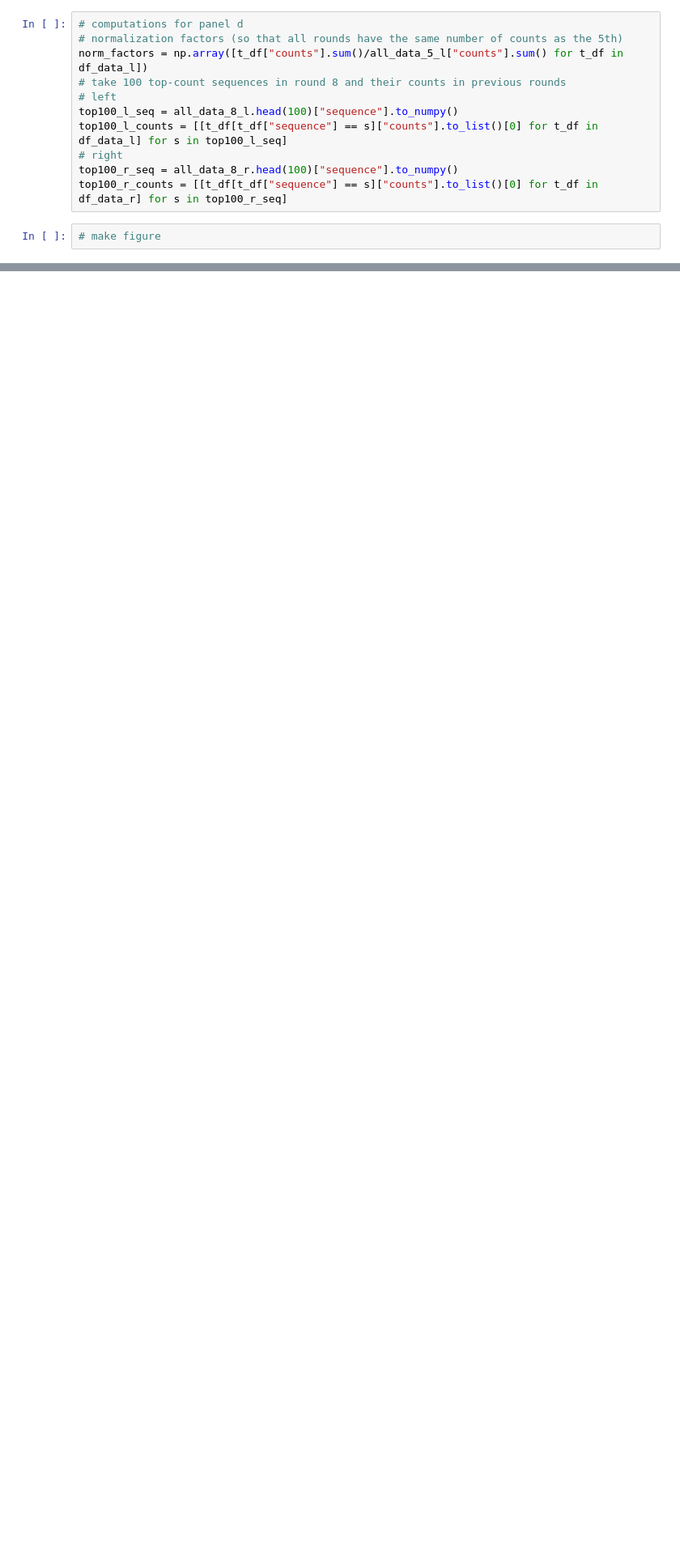
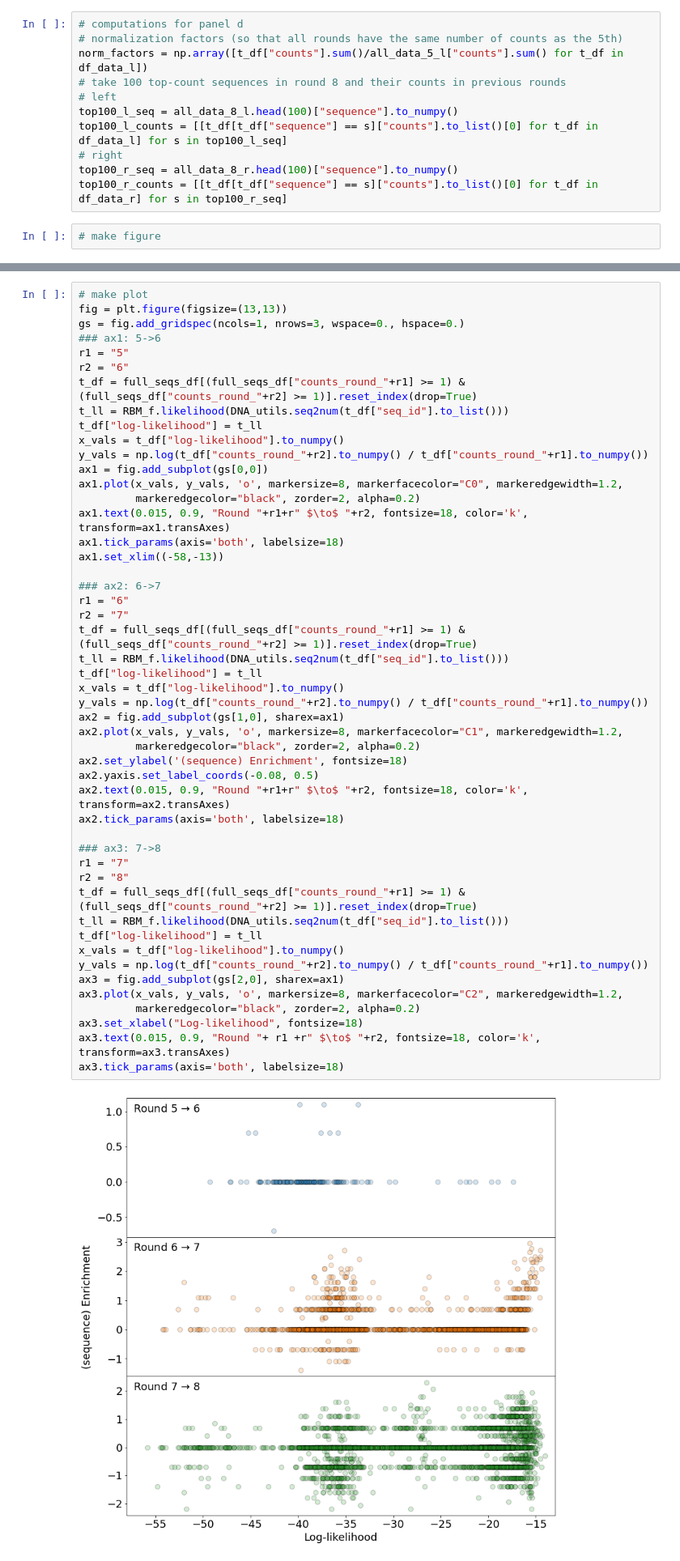
Before and after one commit to adigioacchino/RBMsForAptamers, a Jupyter notebook: fitness.ipynb, the cells around one changed output, grey strips where cells are left out. Shown at 81% size. Saved outputs shown, nothing was run; the diff lists cells and outputs as text; blank space fills up the shorter version.

```diff
--- a/fitness.ipynb
+++ b/fitness.ipynb
@@ -406,0 +453,51 @@ Text(0.015, 0.93, 'd')
+# %%
+# make plot
+fig = plt.figure(figsize=(13,13))
+gs = fig.add_gridspec(ncols=1, nrows=3, wspace=0., hspace=0.)
+### ax1: 5->6
+r1 = "5"
+r2 = "6"
+t_df = full_seqs_df[(full_seqs_df["counts_round_"+r1] >= 1) & (full_seqs_df["counts_round_"+r2] >= 1)].reset_index(drop=True)
+t_ll = RBM_f.likelihood(DNA_utils.seq2num(t_df["seq_id"].to_list()))
+t_df["log-likelihood"] = t_ll
+x_vals = t_df["log-likelihood"].to_numpy()
+y_vals = np.log(t_df["counts_round_"+r2].to_numpy() / t_df["counts_round_"+r1].to_numpy())
+ax1 = fig.add_subplot(gs[0,0])
+ax1.plot(x_vals, y_vals, 'o', markersize=8, markerfacecolor="C0", markeredgewidth=1.2,
+         markeredgecolor="black", zorder=2, alpha=0.2)
+ax1.text(0.015, 0.9, "Round "+r1+r" $\to$ "+r2, fontsize=18, color='k', transform=ax1.transAxes)
+ax1.tick_params(axis='both', labelsize=18)
+ax1.set_xlim((-58,-13))
+
+### ax2: 6->7
+r1 = "6"
+r2 = "7"
+t_df = full_seqs_df[(full_seqs_df["counts_round_"+r1] >= 1) & (full_seqs_df["counts_round_"+r2] >= 1)].reset_index(drop=True)
+t_ll = RBM_f.likelihood(DNA_utils.seq2num(t_df["seq_id"].to_list()))
+t_df["log-likelihood"] = t_ll
+x_vals = t_df["log-likelihood"].to_numpy()
+y_vals = np.log(t_df["counts_round_"+r2].to_numpy() / t_df["counts_round_"+r1].to_numpy())
+ax2 = fig.add_subplot(gs[1,0], sharex=ax1)
+ax2.plot(x_vals, y_vals, 'o', markersize=8, markerfacecolor="C1", markeredgewidth=1.2,
+         markeredgecolor="black", zorder=2, alpha=0.2)
+ax2.set_ylabel('(sequence) Enrichment', fontsize=18)
+ax2.yaxis.set_label_coords(-0.08, 0.5)
+ax2.text(0.015, 0.9, "Round "+r1+r" $\to$ "+r2, fontsize=18, color='k', transform=ax2.transAxes)
+ax2.tick_params(axis='both', labelsize=18)
+
+### ax3: 7->8
+r1 = "7"
+r2 = "8"
+t_df = full_seqs_df[(full_seqs_df["counts_round_"+r1] >= 1) & (full_seqs_df["counts_round_"+r2] >= 1)].reset_index(drop=True)
+t_ll = RBM_f.likelihood(DNA_utils.seq2num(t_df["seq_id"].to_list()))
+t_df["log-likelihood"] = t_ll
+x_vals = t_df["log-likelihood"].to_numpy()
+y_vals = np.log(t_df["counts_round_"+r2].to_numpy() / t_df["counts_round_"+r1].to_numpy())
+ax3 = fig.add_subplot(gs[2,0], sharex=ax1)
+ax3.plot(x_vals, y_vals, 'o', markersize=8, markerfacecolor="C2", markeredgewidth=1.2,
+         markeredgecolor="black", zorder=2, alpha=0.2)
+ax3.set_xlabel("Log-likelihood", fontsize=18)
+ax3.text(0.015, 0.9, "Round "+ r1 +r" $\to$ "+r2, fontsize=18, color='k', transform=ax3.transAxes)
+ax3.tick_params(axis='both', labelsize=18)
+# %% [output]
+[figure, added]
```
Also changed, not shown: parts of 4 cells of this notebook, 1 other file.
